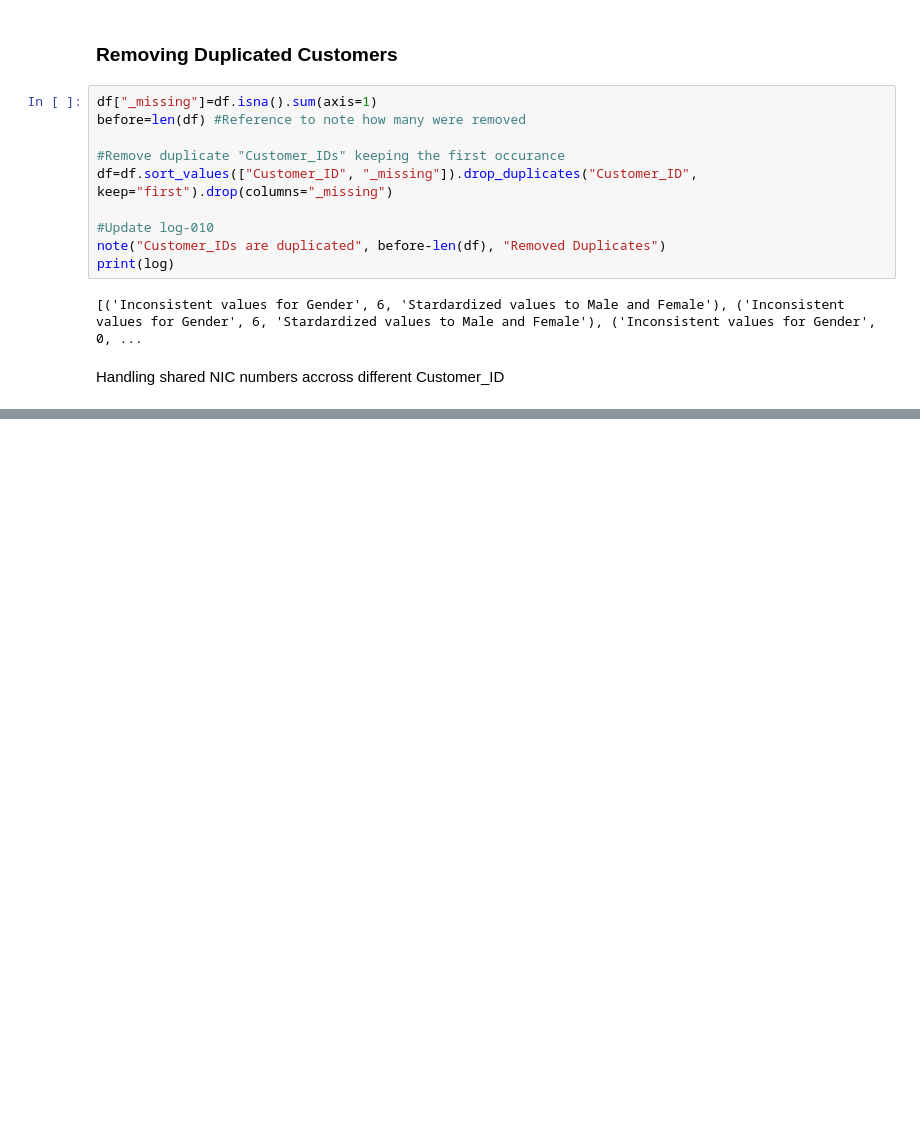
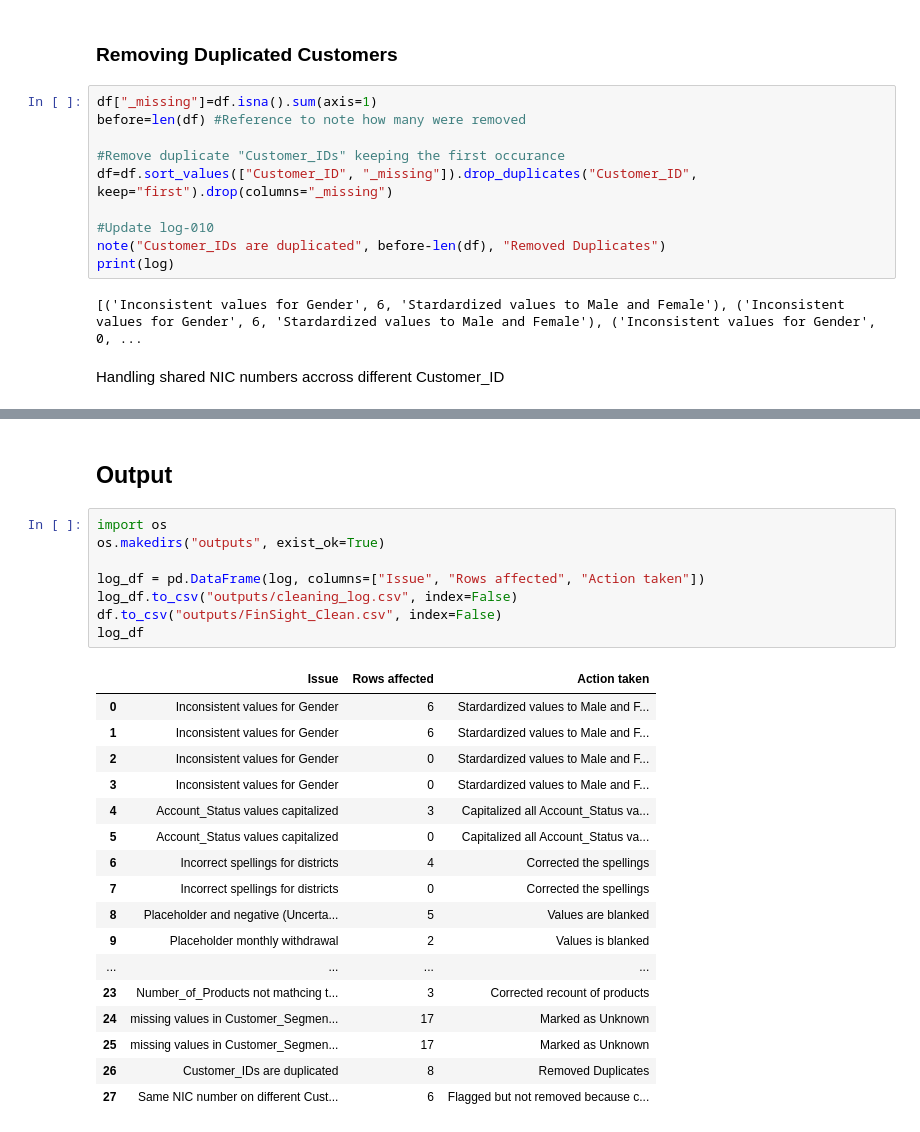
Before and after one commit to RyanAdrianRavikumar/default_loan_analysis, a Jupyter notebook: FinSight_Lanka_Analysis/Ryan_Ravikumar_FinSightAssessment_Workings.ipynb, the cells around one changed output, grey strips where cells are left out. Saved outputs shown, nothing was run; the diff lists cells and outputs as text; blank space fills up the shorter version.

```diff
--- a/FinSight_Lanka_Analysis/Ryan_Ravikumar_FinSightAssessment_Workings.ipynb
+++ b/FinSight_Lanka_Analysis/Ryan_Ravikumar_FinSightAssessment_Workings.ipynb
@@ -652,0 +672,28 @@ note("Same NIC number on different Customer_IDs", nic_shared.sum(),
+# %% [markdown]
+## Output
+# %%
+import os
+os.makedirs("outputs", exist_ok=True)
+
+log_df = pd.DataFrame(log, columns=["Issue", "Rows affected", "Action taken"])
+log_df.to_csv("outputs/cleaning_log.csv", index=False)
+df.to_csv("outputs/FinSight_Clean.csv", index=False)
+log_df
+# %% [output]
+|  | Issue | Rows affected | Action taken |
+| 0 | Inconsistent values for Gender | 6 | Stardardized values to Male and F... |
+| 1 | Inconsistent values for Gender | 6 | Stardardized values to Male and F... |
+| 2 | Inconsistent values for Gender | 0 | Stardardized values to Male and F... |
+| 3 | Inconsistent values for Gender | 0 | Stardardized values to Male and F... |
+| 4 | Account_Status values capitalized | 3 | Capitalized all Account_Status va... |
+| 5 | Account_Status values capitalized | 0 | Capitalized all Account_Status va... |
+| 6 | Incorrect spellings for districts | 4 | Corrected the spellings |
+| 7 | Incorrect spellings for districts | 0 | Corrected the spellings |
+| 8 | Placeholder and negative (Uncerta... | 5 | Values are blanked |
+| 9 | Placeholder monthly withdrawal | 2 | Values is blanked |
+| ... | ... | ... | ... |
+| 23 | Number_of_Products not mathcing t... | 3 | Corrected recount of products |
+| 24 | missing values in Customer_Segmen... | 17 | Marked as Unknown |
+| 25 | missing values in Customer_Segmen... | 17 | Marked as Unknown |
+| 26 | Customer_IDs are duplicated | 8 | Removed Duplicates |
+| 27 | Same NIC number on different Cust... | 6 | Flagged but not removed because c... |
```
Also changed, not shown: parts of 17 cells of this notebook, 2 other files.
